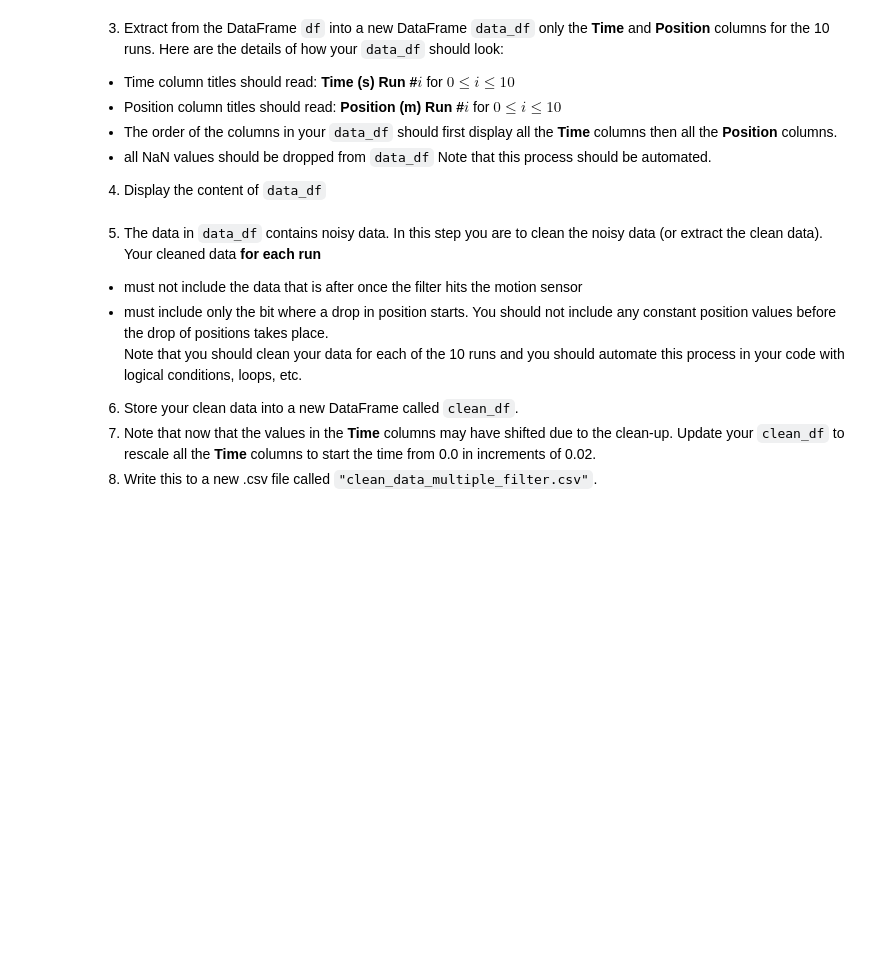
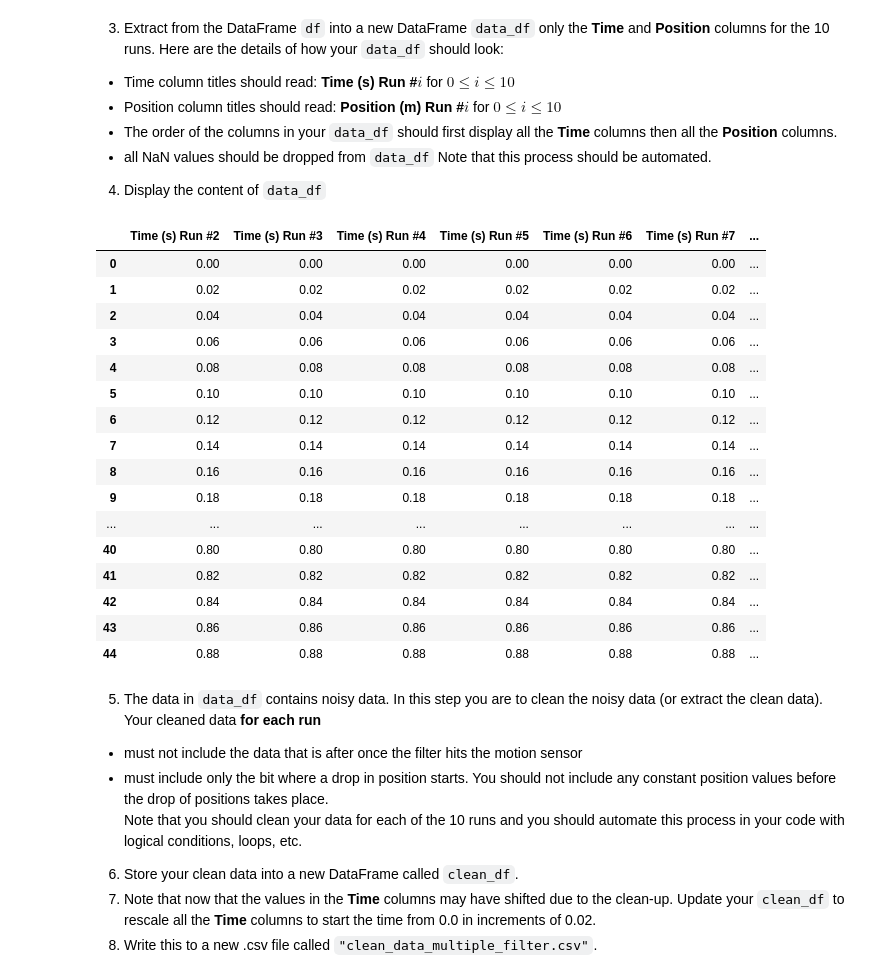
Before and after one commit to Sebastian42-5/python-2, a Jupyter notebook: assignment 1/assign1.ipynb, the cells around one changed output. Drawn from its saved outputs; the diff is of its cells as text; code cells hidden in the pictures; blank space fills up the shorter version.

```diff
--- a/assignment 1/assign1.ipynb
+++ b/assignment 1/assign1.ipynb
@@ -103,27 +103,37 @@ Note that you should clean your data for each of the 10 runs and you should auto
 
 # step 6
 
+cleaned_data = {}
 
 for j in range(1, 11):
     drop_indices = [0, 1, 2, 3]
 
     position_col = f'Position (m) Run #{j}'
 
-    for i in range(1, len(position_data_df) - 1):
-        if data_df[position_col].loc[i + 1] > position_col.loc[i]:
-            drop_indices.extend((range(i, min(63, len(position_col)))))
+
+    for i in range(35, len(data_df[position_col]) - 1):
+        if data_df[position_col].iloc[i + 1] > data_df[position_col].iloc[i]:
+            drop_indices.extend((range(i, min(63, len(data_df[position_col])))))
 
 
 # step 7
 
-    clean_df = data_df['Position (m) #{j}'].drop(index = set(drop_indices), errors='ignore').drop_duplicates(subset = position_col)
+    clean_data = data_df[position_col].drop(index = set(drop_indices), errors='ignore').drop_duplicates()
+    cleaned_data[position_col] = clean_data
 
-clean_df
+all_clean_data = pd.DataFrame(cleaned_data)
+
+all_clean_data
 
 # step 8
 
-#
+clean_df = pd.concat([time_data_df.shift(4), all_clean_data], axis = 1)
 
+clean_df.drop([0, 1, 2, 3], inplace = True)
+
+clean_df = clean_df[:64]
+
+clean_df
 # step 9
 
-# clean_df.to_csv("clean_data_single_filte.csv", index = False)
+clean_df.to_csv("clean_data_single_filter.csv", index = False)
@@ -187,3 +225,32 @@ Note that this process should be automated.
+# %%
+# Your code for steps 3 and 4 go here:
+
+time_data_df = first_experiment_df[[f'Time (s) Run #{i}' for i in range(2, 12)]]
+position_data_df = first_experiment_df[[f'Position (m) Run #{j}' for j in range(2, 12)]]
+
+data_df = pd.concat([time_data_df, position_data_df], axis = 1)
+
+data_df.dropna(inplace = True)
+
+data_df
+# %% [output]
+|  | Time (s) Run #2 | Time (s) Run #3 | Time (s) Run #4 | Time (s) Run #5 | Time (s) Run #6 | Time (s) Run #7 | ... |
+| 0 | 0.00 | 0.00 | 0.00 | 0.00 | 0.00 | 0.00 | ... |
+| 1 | 0.02 | 0.02 | 0.02 | 0.02 | 0.02 | 0.02 | ... |
+| 2 | 0.04 | 0.04 | 0.04 | 0.04 | 0.04 | 0.04 | ... |
+| 3 | 0.06 | 0.06 | 0.06 | 0.06 | 0.06 | 0.06 | ... |
+| 4 | 0.08 | 0.08 | 0.08 | 0.08 | 0.08 | 0.08 | ... |
+| 5 | 0.10 | 0.10 | 0.10 | 0.10 | 0.10 | 0.10 | ... |
+| 6 | 0.12 | 0.12 | 0.12 | 0.12 | 0.12 | 0.12 | ... |
+| 7 | 0.14 | 0.14 | 0.14 | 0.14 | 0.14 | 0.14 | ... |
+| 8 | 0.16 | 0.16 | 0.16 | 0.16 | 0.16 | 0.16 | ... |
+| 9 | 0.18 | 0.18 | 0.18 | 0.18 | 0.18 | 0.18 | ... |
+| ... | ... | ... | ... | ... | ... | ... | ... |
+| 40 | 0.80 | 0.80 | 0.80 | 0.80 | 0.80 | 0.80 | ... |
+| 41 | 0.82 | 0.82 | 0.82 | 0.82 | 0.82 | 0.82 | ... |
+| 42 | 0.84 | 0.84 | 0.84 | 0.84 | 0.84 | 0.84 | ... |
+| 43 | 0.86 | 0.86 | 0.86 | 0.86 | 0.86 | 0.86 | ... |
+| 44 | 0.88 | 0.88 | 0.88 | 0.88 | 0.88 | 0.88 | ... |
 # %% [markdown]
 5. The data in `data_df` contains noisy data.  In this step you are to clean the noisy data (or extract the clean data). Your cleaned data **for each run**
 - must not include the data that is after once the filter hits the motion sensor
```
Also changed, not shown: parts of 8 cells of this notebook, 4 other files.
